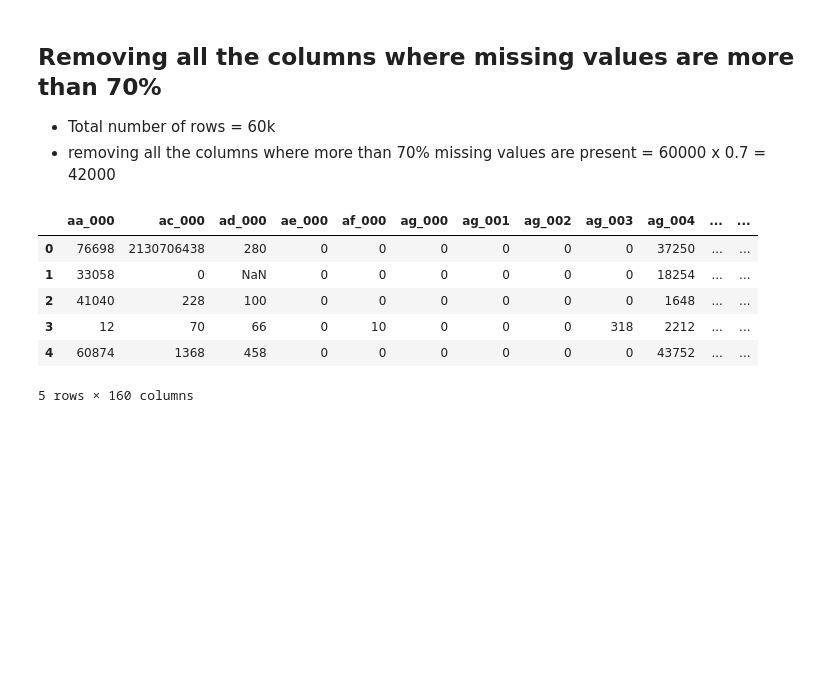
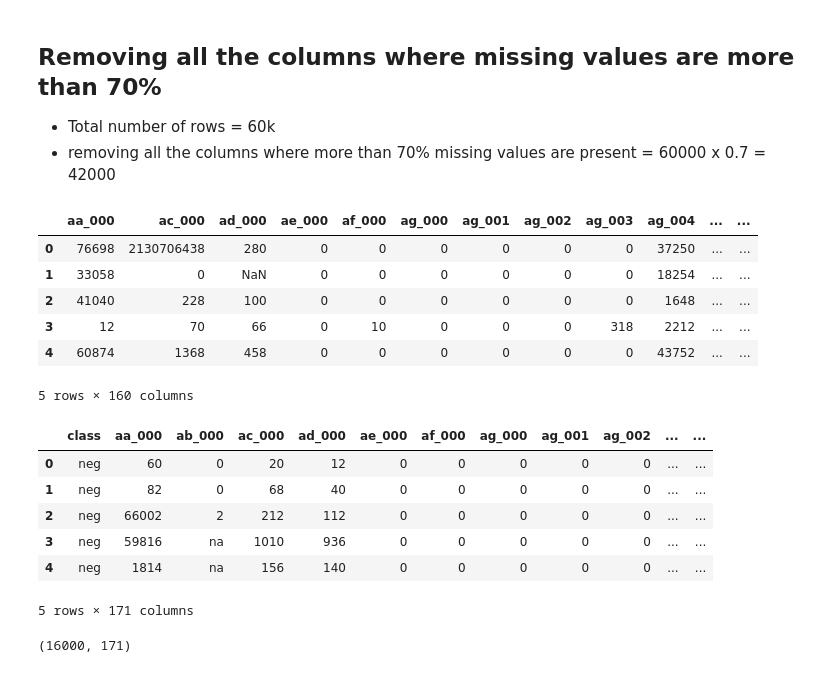
Before and after one commit to ankitsharma6652/Scania-Truck-Failures, a Jupyter notebook: NoteBooks/APS Failure at Scania Trucks.ipynb, the cells around one changed output. Saved outputs shown, nothing was run; the diff lists cells and outputs as text; code cells hidden in the pictures; blank space fills up the shorter version.

```diff
--- a/NoteBooks/APS Failure at Scania Trucks.ipynb
+++ b/NoteBooks/APS Failure at Scania Trucks.ipynb
@@ -165,3 +165,20 @@ df.head()
 | 3 | 12 | 70 | 66 | 0 | 10 | 0 | 0 | 0 | 318 | 2212 | ... | ... |
 | 4 | 60874 | 1368 | 458 | 0 | 0 | 0 | 0 | 0 | 0 | 43752 | ... | ... |
 5 rows × 160 columns
+# %%
+import pandas as pd
+
+test = pd.read_csv("https://archive.ics.uci.edu/ml/machine-learning-databases/00421/aps_failure_test_set.csv",skiprows=20)
+test.head()
+# %% [output]
+|  | class | aa_000 | ab_000 | ac_000 | ad_000 | ae_000 | af_000 | ag_000 | ag_001 | ag_002 | ... | ... |
+| 0 | neg | 60 | 0 | 20 | 12 | 0 | 0 | 0 | 0 | 0 | ... | ... |
+| 1 | neg | 82 | 0 | 68 | 40 | 0 | 0 | 0 | 0 | 0 | ... | ... |
+| 2 | neg | 66002 | 2 | 212 | 112 | 0 | 0 | 0 | 0 | 0 | ... | ... |
+| 3 | neg | 59816 | na | 1010 | 936 | 0 | 0 | 0 | 0 | 0 | ... | ... |
+| 4 | neg | 1814 | na | 156 | 140 | 0 | 0 | 0 | 0 | 0 | ... | ... |
+5 rows × 171 columns
+# %%
+test.shape
+# %% [output]
+(16000, 171)
```
Also changed, not shown: parts of 5 cells of this notebook, 9 other files.
